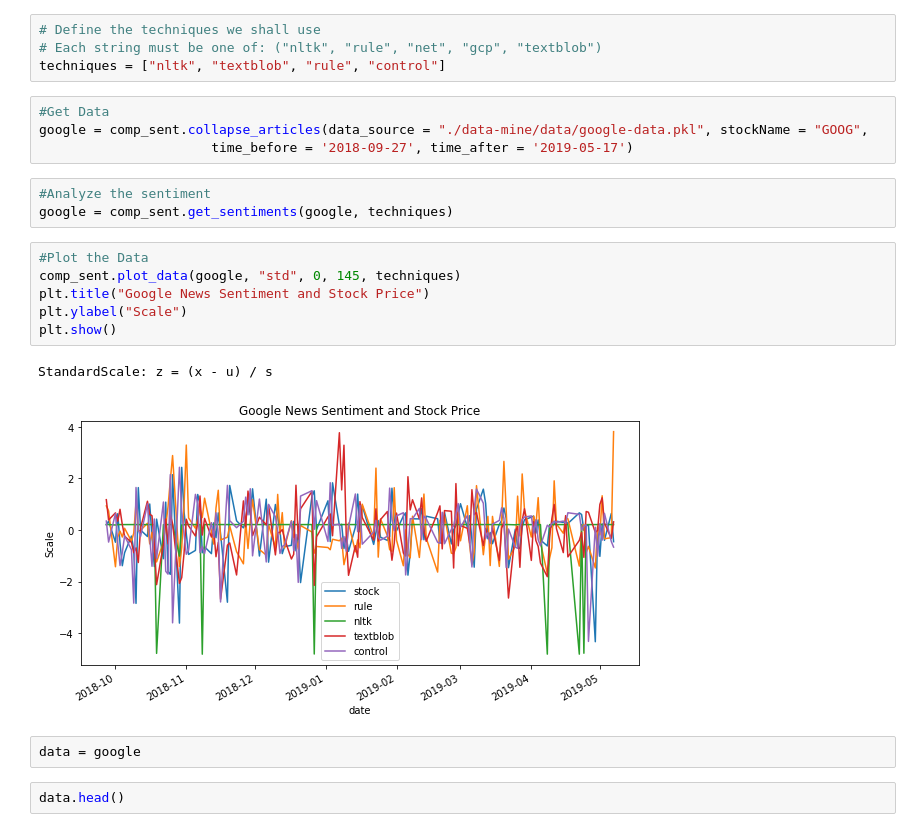
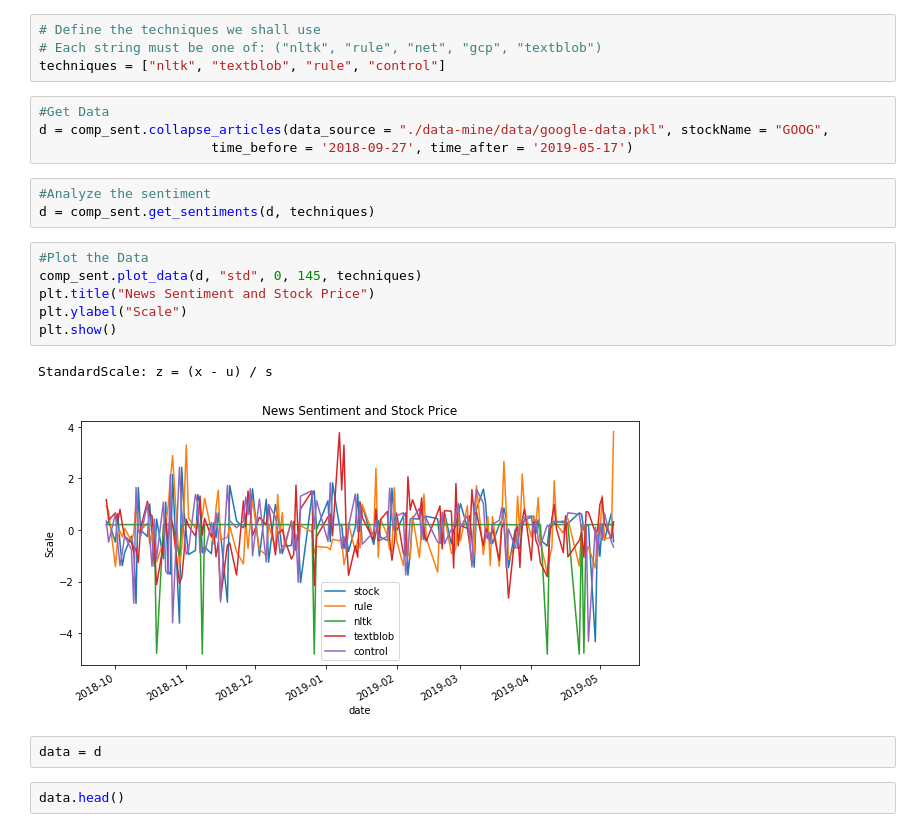
Before and after one commit to shrimpynuts/news-sentiment, a Jupyter notebook: metrics.ipynb, the cells around one changed output. Saved outputs shown, nothing was run; the diff lists cells and outputs as text.

```diff
--- a/metrics.ipynb
+++ b/metrics.ipynb
@@ -21,22 +35,22 @@ for f in files:
 techniques = ["nltk", "textblob", "rule", "control"]
 # %%
 #Get Data
-google = comp_sent.collapse_articles(data_source = "./data-mine/data/google-data.pkl", stockName = "GOOG",
+d = comp_sent.collapse_articles(data_source = "./data-mine/data/google-data.pkl", stockName = "GOOG",
                       time_before = '2018-09-27', time_after = '2019-05-17')
 # %%
 #Analyze the sentiment
-google = comp_sent.get_sentiments(google, techniques)
+d = comp_sent.get_sentiments(d, techniques)
 # %%
 #Plot the Data
-comp_sent.plot_data(google, "std", 0, 145, techniques)
-plt.title("Google News Sentiment and Stock Price")
+comp_sent.plot_data(d, "std", 0, 145, techniques)
+plt.title("News Sentiment and Stock Price")
 plt.ylabel("Scale")
 plt.show()
 # %% [output]
 StandardScale: z = (x - u) / s
-[figure, old version]
+[figure, new version]
 # %%
-data = google
+data = d
 # %%
 data.head()
 # %% [output]
```
Also changed, not shown: parts of 5 cells of this notebook, 2 other files.
